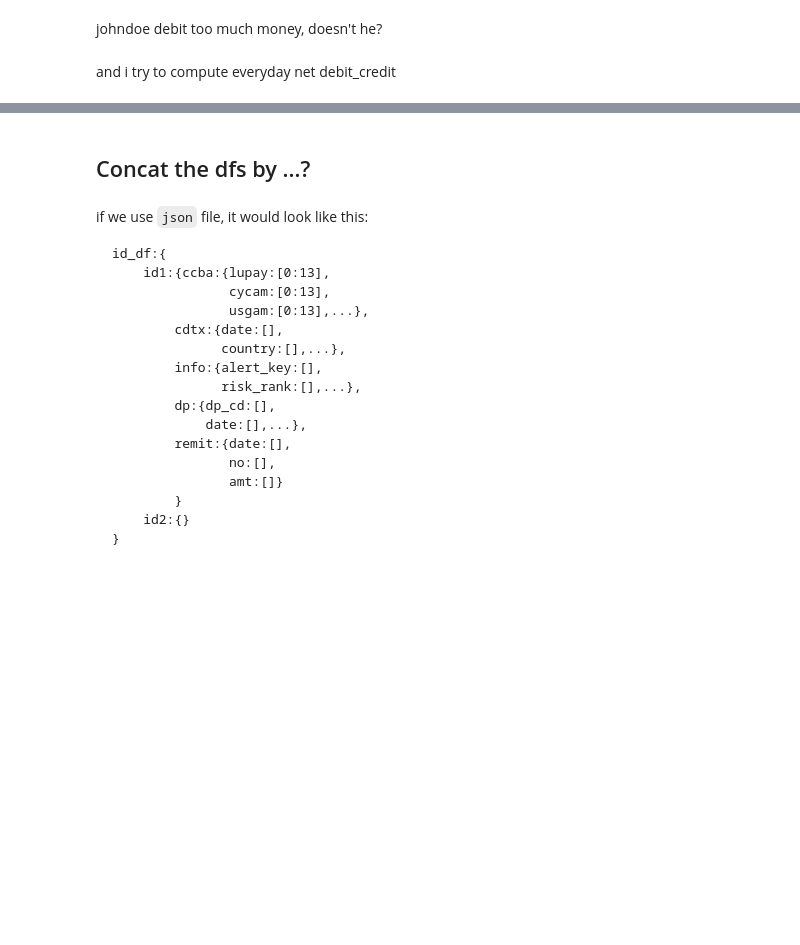
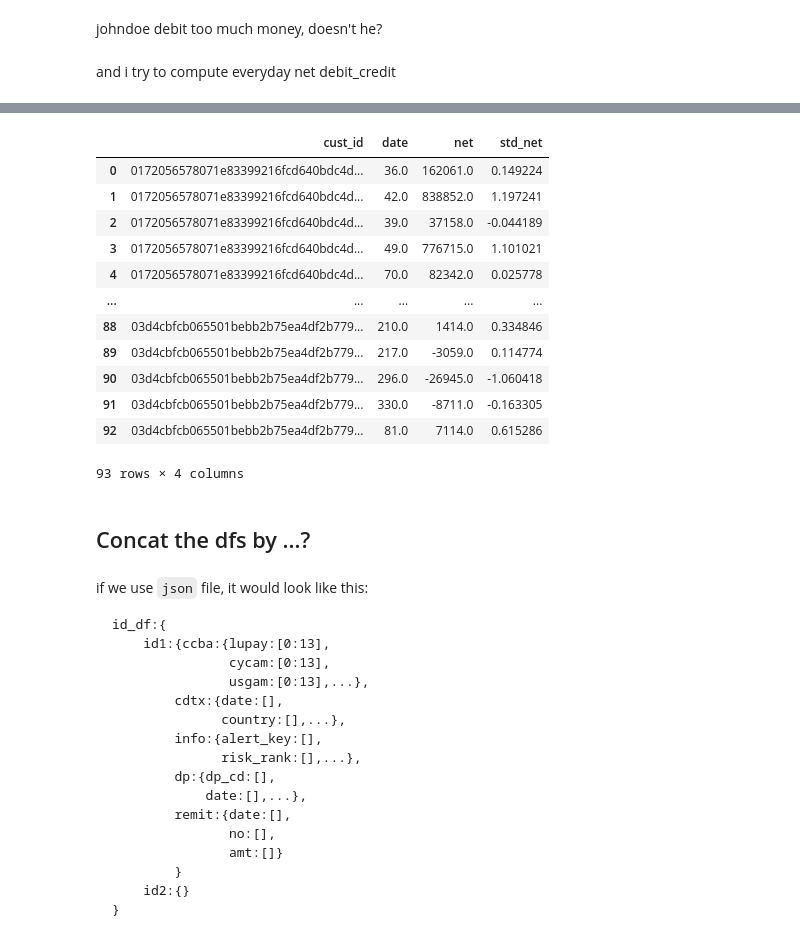
Before and after one commit to y4c6/DMfin, a Jupyter notebook: data_visualization.ipynb, the cells around one changed output, grey strips where cells are left out. Saved outputs shown, nothing was run; the diff lists cells and outputs as text; code cells hidden in the pictures; blank space fills up the shorter version.

```diff
--- a/data_visualization.ipynb
+++ b/data_visualization.ipynb
@@ -763,3 +841,21 @@ group standardization
+# %%
+dp_net['std_net'] = dp_net.groupby('cust_id')['net'].transform(lambda x: (x - x.mean()) / x.std())
+# %%
+dp_net
+# %% [output]
+|  | cust_id | date | net | std_net |
+| 0 | 0172056578071e83399216fcd640bdc4d... | 36.0 | 162061.0 | 0.149224 |
+| 1 | 0172056578071e83399216fcd640bdc4d... | 42.0 | 838852.0 | 1.197241 |
+| 2 | 0172056578071e83399216fcd640bdc4d... | 39.0 | 37158.0 | -0.044189 |
+| 3 | 0172056578071e83399216fcd640bdc4d... | 49.0 | 776715.0 | 1.101021 |
+| 4 | 0172056578071e83399216fcd640bdc4d... | 70.0 | 82342.0 | 0.025778 |
+| ... | ... | ... | ... | ... |
+| 88 | 03d4cbfcb065501bebb2b75ea4df2b779... | 210.0 | 1414.0 | 0.334846 |
+| 89 | 03d4cbfcb065501bebb2b75ea4df2b779... | 217.0 | -3059.0 | 0.114774 |
+| 90 | 03d4cbfcb065501bebb2b75ea4df2b779... | 296.0 | -26945.0 | -1.060418 |
+| 91 | 03d4cbfcb065501bebb2b75ea4df2b779... | 330.0 | -8711.0 | -0.163305 |
+| 92 | 03d4cbfcb065501bebb2b75ea4df2b779... | 81.0 | 7114.0 | 0.615286 |
+93 rows × 4 columns
 # %% [markdown]
 ## Concat the dfs by ...?
 # %% [markdown]
```
Also changed, not shown: parts of 16 cells of this notebook, 1 other file.
